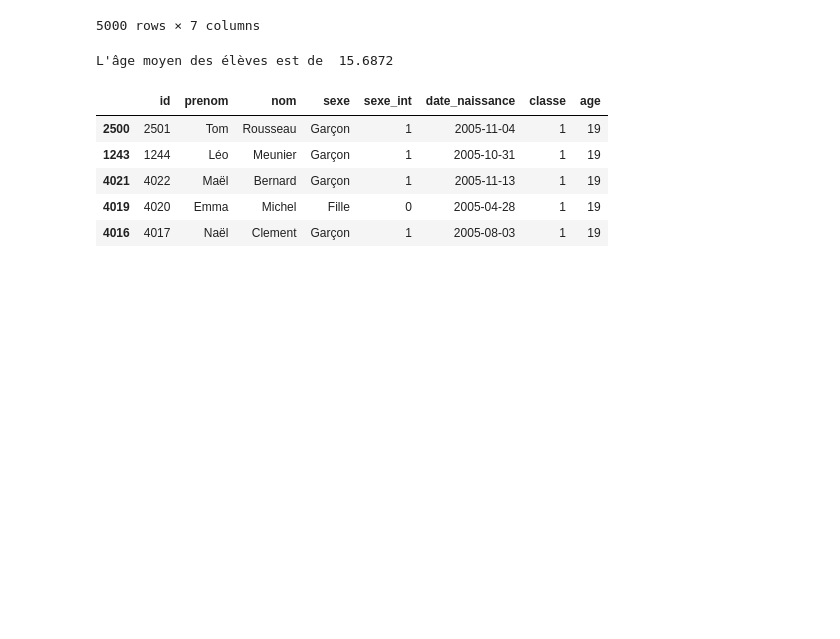
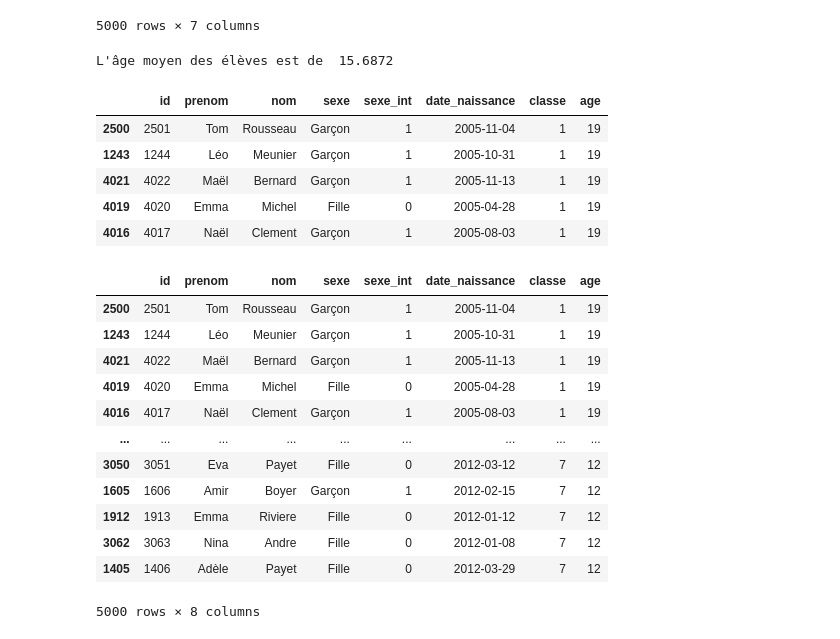
Before and after one commit to caa-jdelaux/python, a Jupyter notebook: Python.Bureautique-main/JDE/Jupiter_Notebooks/importer_donnee.ipynb, the cells around one changed output. Cells and saved outputs as stored; diff of their text form; code cells hidden in the pictures; blank space fills up the shorter version.

```diff
--- a/Python.Bureautique-main/JDE/Jupiter_Notebooks/importer_donnee.ipynb
+++ b/Python.Bureautique-main/JDE/Jupiter_Notebooks/importer_donnee.ipynb
@@ -425,3 +425,22 @@ donnee_triee.head()
 | 4021 | 4022 | Maël | Bernard | Garçon | 1 | 2005-11-13 | 1 | 19 |
 | 4019 | 4020 | Emma | Michel | Fille | 0 | 2005-04-28 | 1 | 19 |
 | 4016 | 4017 | Naël | Clement | Garçon | 1 | 2005-08-03 | 1 | 19 |
+# %%
+dt2 = donnee_triee.copy()
+# sort sur plusieurs colonnes
+dt2 = dt2.sort_values(['classe', 'age'], ascending=[True, False])
+dt2
+# %% [output]
+|  | id | prenom | nom | sexe | sexe_int | date_naissance | classe | age |
+| 2500 | 2501 | Tom | Rousseau | Garçon | 1 | 2005-11-04 | 1 | 19 |
+| 1243 | 1244 | Léo | Meunier | Garçon | 1 | 2005-10-31 | 1 | 19 |
+| 4021 | 4022 | Maël | Bernard | Garçon | 1 | 2005-11-13 | 1 | 19 |
+| 4019 | 4020 | Emma | Michel | Fille | 0 | 2005-04-28 | 1 | 19 |
+| 4016 | 4017 | Naël | Clement | Garçon | 1 | 2005-08-03 | 1 | 19 |
+| ... | ... | ... | ... | ... | ... | ... | ... | ... |
+| 3050 | 3051 | Eva | Payet | Fille | 0 | 2012-03-12 | 7 | 12 |
+| 1605 | 1606 | Amir | Boyer | Garçon | 1 | 2012-02-15 | 7 | 12 |
+| 1912 | 1913 | Emma | Riviere | Fille | 0 | 2012-01-12 | 7 | 12 |
+| 3062 | 3063 | Nina | Andre | Fille | 0 | 2012-01-08 | 7 | 12 |
+| 1405 | 1406 | Adèle | Payet | Fille | 0 | 2012-03-29 | 7 | 12 |
+5000 rows × 8 columns
```
